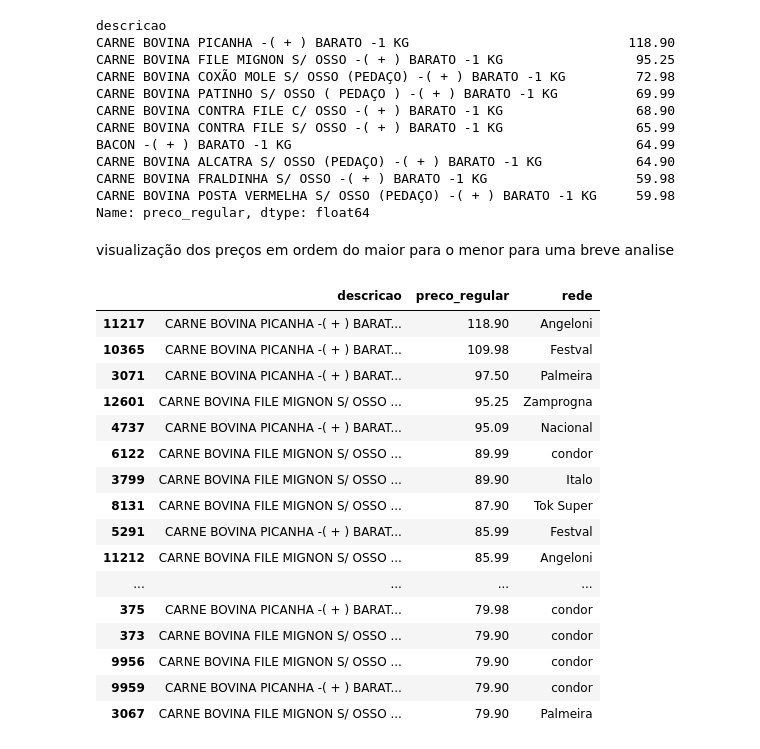
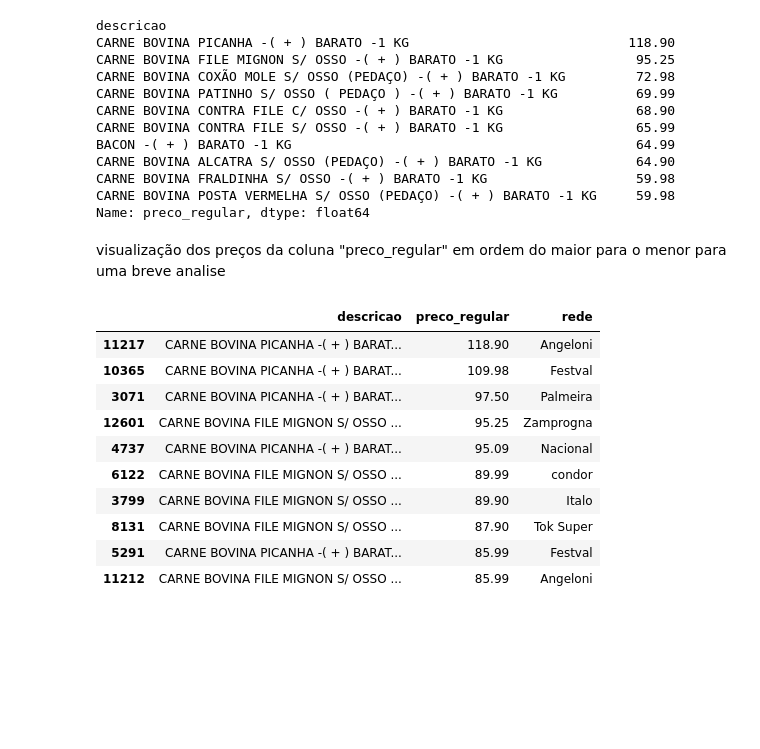
Before and after one commit to brenorodrigues77/analise_de_vendas, a Jupyter notebook: analise_dos_dados.ipynb, the cells around one changed output. Saved outputs shown, nothing was run; the diff lists cells and outputs as text; code cells hidden in the pictures; blank space fills up the shorter version.

Commit message:
tratando dados e termiando a primeira parte da analise dos dados.

```diff
--- a/analise_dos_dados.ipynb
+++ b/analise_dos_dados.ipynb
@@ -26,9 +89,8 @@ plt.show()
 # %% [markdown]
 Existe uma diferença significativa de preços entre mercados de diferentes regiões da cidade?
 # %%
-df["bairro"] = df["endereco_completo"].str.extract(r'- ([^-\n]+) - Curitiba/PR')
 preco_bairro = df.groupby("bairro")["preco_regular"].mean().sort_values()
-plt.figure(figsize=(12,5))
+plt.figure(figsize=(15,5))
 preco_bairro.plot(kind='bar')
 plt.ylabel('Preço Médio')
 plt.xlabel('Bairro')
@@ -77,24 +139,18 @@ CARNE BOVINA FRALDINHA S/ OSSO -( + ) BARATO -1 KG                   59.98
 CARNE BOVINA POSTA VERMELHA S/ OSSO (PEDAÇO) -( + ) BARATO -1 KG     59.98
 Name: preco_regular, dtype: float64
 # %% [markdown]
-visualização dos preços em ordem do maior para o menor para uma breve analise
+visualização dos preços da coluna "preco_regular" em ordem do maior para o menor para uma breve analise
 # %%
-df[df["descricao"].str.contains("CARNE BOVINA", case=False, na=False)][["descricao", "preco_regular", "rede"]].sort_values("preco_regular", ascending=False).head(20)
+df[df["descricao"].str.contains("CARNE BOVINA", case=False, na=False)][["descricao", "preco_regular", "rede"]].sort_values("preco_regular", ascending=False).head(10)
 # %% [output]
 |  | descricao | preco_regular | rede |
 | 11217 | CARNE BOVINA PICANHA -( + ) BARAT... | 118.90 | Angeloni |
 | 10365 | CARNE BOVINA PICANHA -( + ) BARAT... | 109.98 | Festval |
 | 3071 | CARNE BOVINA PICANHA -( + ) BARAT... | 97.50 | Palmeira |
 | 12601 | CARNE BOVINA FILE MIGNON S/ OSSO ... | 95.25 | Zamprogna |
 | 4737 | CARNE BOVINA PICANHA -( + ) BARAT... | 95.09 | Nacional |
 | 6122 | CARNE BOVINA FILE MIGNON S/ OSSO ... | 89.99 | condor |
 | 3799 | CARNE BOVINA FILE MIGNON S/ OSSO ... | 89.90 | Italo |
 | 8131 | CARNE BOVINA FILE MIGNON S/ OSSO ... | 87.90 | Tok Super |
 | 5291 | CARNE BOVINA PICANHA -( + ) BARAT... | 85.99 | Festval |
 | 11212 | CARNE BOVINA FILE MIGNON S/ OSSO ... | 85.99 | Angeloni |
-| ... | ... | ... | ... |
-| 375 | CARNE BOVINA PICANHA -( + ) BARAT... | 79.98 | condor |
-| 373 | CARNE BOVINA FILE MIGNON S/ OSSO ... | 79.90 | condor |
-| 9956 | CARNE BOVINA FILE MIGNON S/ OSSO ... | 79.90 | condor |
-| 9959 | CARNE BOVINA PICANHA -( + ) BARAT... | 79.90 | condor |
-| 3067 | CARNE BOVINA FILE MIGNON S/ OSSO ... | 79.90 | Palmeira |
```
Also changed, not shown: parts of 8 cells of this notebook, 2 other files.
